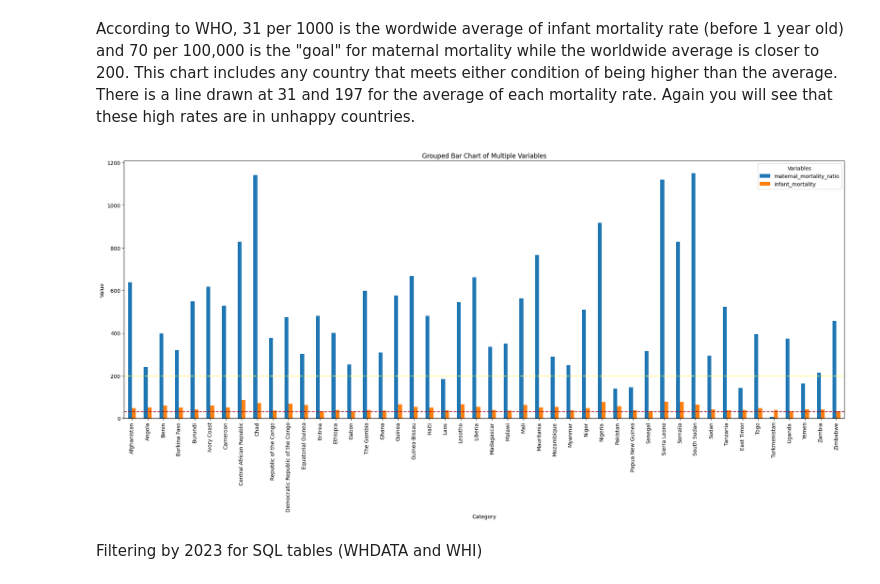
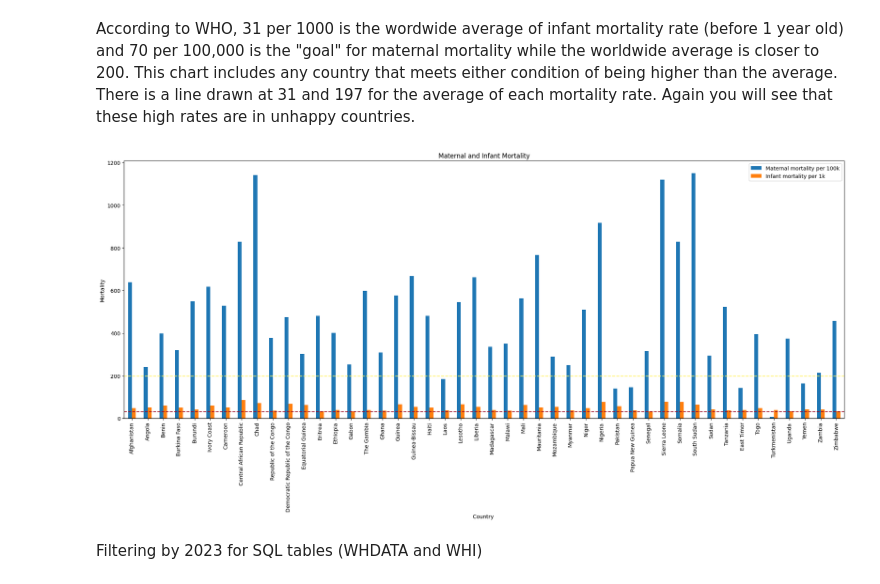
Before and after one commit to tara-hylton/world_happiness, a Jupyter notebook: world happiness.ipynb, the cells around one changed output. Drawn from its saved outputs; the diff is of its cells as text; code cells hidden in the pictures.

```diff
--- a/world happiness.ipynb
+++ b/world happiness.ipynb
@@ -99,7 +100,7 @@ life_death_data
 # %% [markdown]
 Dropping unneeded columns (already have in other data), fixed column names, sorted by year for inflation data.
 # %%
-inf_data = inf_data.drop(['Official Core Consumer Price Inflation', 'Headline Consumer Price Inflation', 'Producer Price Inflation', 'Continent/Region', 'Generosity','Perceptions of corruption', 'Healthy life expectancy at birth', 'Social support'], axis=1)
+inf_data = inf_data.drop(['Official Core Consumer Price Inflation', 'Headline Consumer Price Inflation', 'Producer Price Inflation', 'Generosity','Perceptions of corruption', 'Healthy life expectancy at birth', 'Social support'], axis=1)
 
 inf_data_trans = inf_data.T.reset_index()
 inf_data_trans['index'] = inf_data_trans['index'].str.replace(' ', '_')
@@ -112,7 +113,8 @@ inf_data = reset_inf_data
 inf_data = inf_data.rename(columns={
     'energy_consumer_price_inflation': 'energy_inflation',
     'food_consumer_price_inflation': 'food_inflation',
-    'gdp_deflator_index_growth_rate': 'gdp_deflator_index'
+    'gdp_deflator_index_growth_rate': 'gdp_deflator_index',
+    'continent/region': 'region'
 })
 
 inf_data
@@ -465,31 +488,27 @@ plt.show()
 According to WHO, 31 per 1000 is the wordwide average of infant mortality rate (before 1 year old) and 70 per 100,000 is the "goal" for maternal mortality while the worldwide average is closer to 200. This chart includes any country that meets either condition of being higher than the average. There is a line drawn at 31 and 197 for the average of each mortality rate. Again you will see that these high rates are in unhappy countries.
 # %%
 """Removing no data rows and turning forested area into numbers."""
-# gci_data7 = gci_data[~gci_data['physicians_per_thousand'].isin(['No data'])]
-# gci_data7['physicians_per_thousand'] = gci_data7['physicians_per_thousand'].astype(float)
 gci_data7 = gci_data[~gci_data['infant_mortality'].isin(['No data'])]
 gci_data7['infant_mortality'] = gci_data7['infant_mortality'].astype(float)
 gci_data8 = gci_data7[~gci_data7['maternal_mortality_ratio'].isin(['No data'])]
 gci_data8['maternal_mortality_ratio'] = gci_data8['maternal_mortality_ratio'].astype(float)
 clear_output()
 
 mortality = gci_data8[gci_data8['maternal_mortality_ratio'] > 197]
 mortality = gci_data8[gci_data8['infant_mortality'] > 31]
-# mask1 = gci_data9['physicians_per_thousand'] < 3
 
-# plt.figure(figsize=(20,10))
 mortality.plot(x='country', y=['maternal_mortality_ratio', 'infant_mortality'], kind='bar', figsize=(20,10))
-plt.title('Grouped Bar Chart of Multiple Variables')
-plt.ylabel('Value')
-plt.xlabel('Category')
-# plt.xticks(rotation=0) # Keeps x-axis labels horizontal
-plt.legend(title='Variables')
+plt.title('Maternal and Infant Mortality')
+plt.ylabel('Mortality')
+plt.xlabel('Country ')
+chart_labels = ['Maternal mortality per 100k', 'Infant mortality per 1k']
+plt.legend(labels=chart_labels)
 plt.tight_layout()
 plt.axhline(y=31, color='#9A031E', linestyle='--', label='Threshold')
 plt.axhline(y=197, color='#FFF05A', linestyle='--', label='Threshold')
 plt.show()
 # %% [output]
-[figure, old version]
+[figure, new version]
 # %% [markdown]
 Filtering by 2023 for SQL tables (WHDATA and WHI)
 # %%
```
Also changed, not shown: parts of 22 cells of this notebook, 3 other files.
